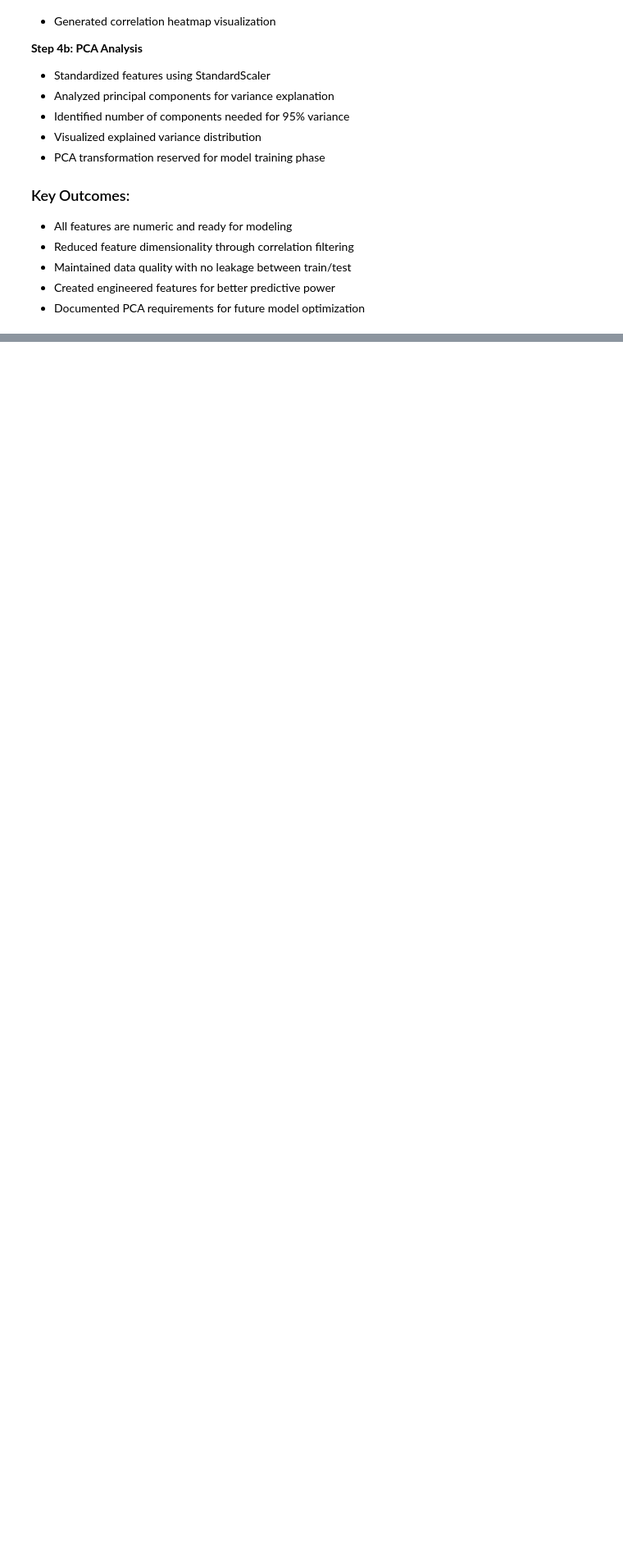
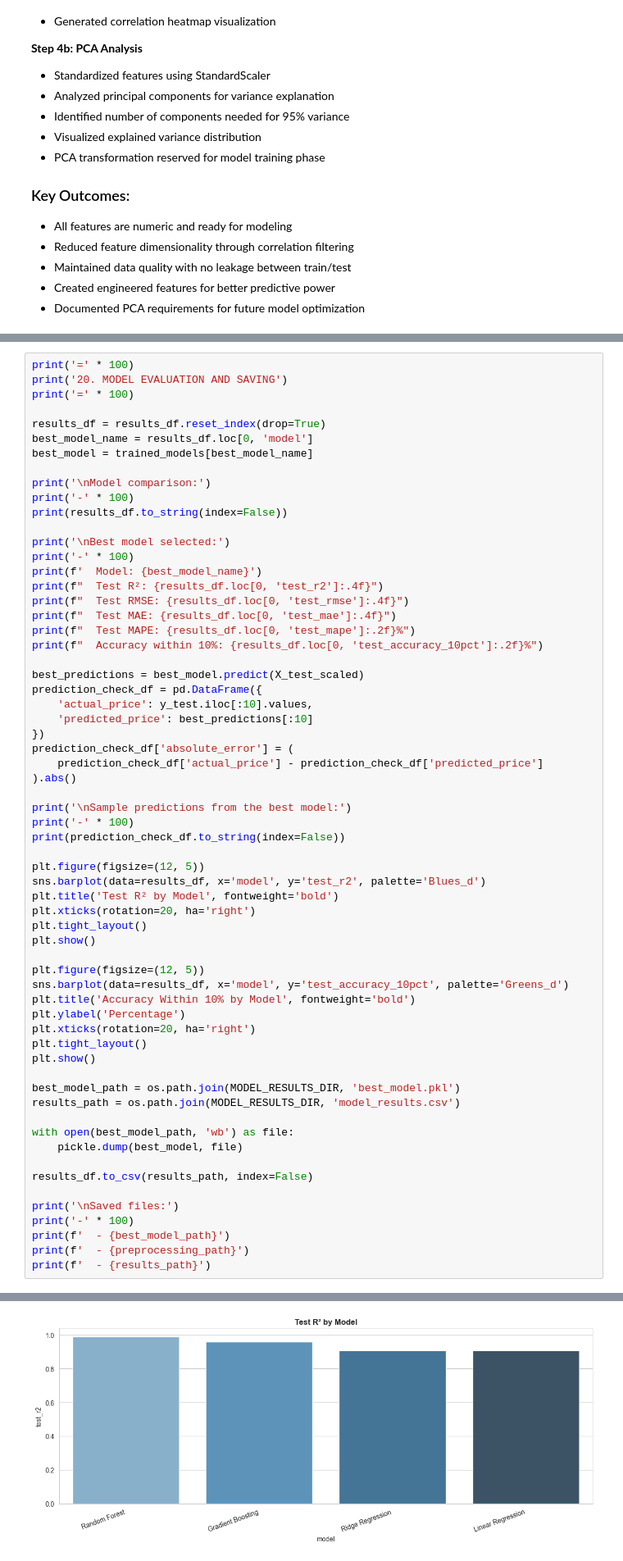
Before and after one commit to SilensVox/Flight-Price-Prediction, a Jupyter notebook: project_comprehensive_eda.ipynb, the cells around one changed output, grey strips where cells are left out. Shown at 82% size. Drawn from its saved outputs; the diff is of its cells as text; blank space fills up the shorter version.

```diff
--- a/project_comprehensive_eda.ipynb
+++ b/project_comprehensive_eda.ipynb
@@ -2285,0 +2589,64 @@ For now, we will continue with the correlation-filtered features.
+# %%
+print('=' * 100)
+print('20. MODEL EVALUATION AND SAVING')
+print('=' * 100)
+
+results_df = results_df.reset_index(drop=True)
+best_model_name = results_df.loc[0, 'model']
+best_model = trained_models[best_model_name]
+
+print('\nModel comparison:')
+print('-' * 100)
+print(results_df.to_string(index=False))
+
+print('\nBest model selected:')
+print('-' * 100)
+print(f'  Model: {best_model_name}')
+print(f"  Test R²: {results_df.loc[0, 'test_r2']:.4f}")
+print(f"  Test RMSE: {results_df.loc[0, 'test_rmse']:.4f}")
+print(f"  Test MAE: {results_df.loc[0, 'test_mae']:.4f}")
+print(f"  Test MAPE: {results_df.loc[0, 'test_mape']:.2f}%")
+print(f"  Accuracy within 10%: {results_df.loc[0, 'test_accuracy_10pct']:.2f}%")
+
+best_predictions = best_model.predict(X_test_scaled)
+prediction_check_df = pd.DataFrame({
+    'actual_price': y_test.iloc[:10].values,
+    'predicted_price': best_predictions[:10]
+})
+prediction_check_df['absolute_error'] = (
+    prediction_check_df['actual_price'] - prediction_check_df['predicted_price']
+).abs()
+
+print('\nSample predictions from the best model:')
+print('-' * 100)
+print(prediction_check_df.to_string(index=False))
+
+plt.figure(figsize=(12, 5))
+sns.barplot(data=results_df, x='model', y='test_r2', palette='Blues_d')
+plt.title('Test R² by Model', fontweight='bold')
+plt.xticks(rotation=20, ha='right')
+plt.tight_layout()
+plt.show()
+
+plt.figure(figsize=(12, 5))
+sns.barplot(data=results_df, x='model', y='test_accuracy_10pct', palette='Greens_d')
+plt.title('Accuracy Within 10% by Model', fontweight='bold')
+plt.ylabel('Percentage')
+plt.xticks(rotation=20, ha='right')
+plt.tight_layout()
+plt.show()
+
+best_model_path = os.path.join(MODEL_RESULTS_DIR, 'best_model.pkl')
+results_path = os.path.join(MODEL_RESULTS_DIR, 'model_results.csv')
+
+with open(best_model_path, 'wb') as file:
+    pickle.dump(best_model, file)
+
+results_df.to_csv(results_path, index=False)
+
+print('\nSaved files:')
+print('-' * 100)
+print(f'  - {best_model_path}')
+print(f'  - {preprocessing_path}')
+print(f'  - {results_path}')
+# %% [output]
@@ -2285,0 +2673 @@ For now, we will continue with the correlation-filtered features.
+[figure, added]
```
Also changed, not shown: parts of 12 cells of this notebook.
